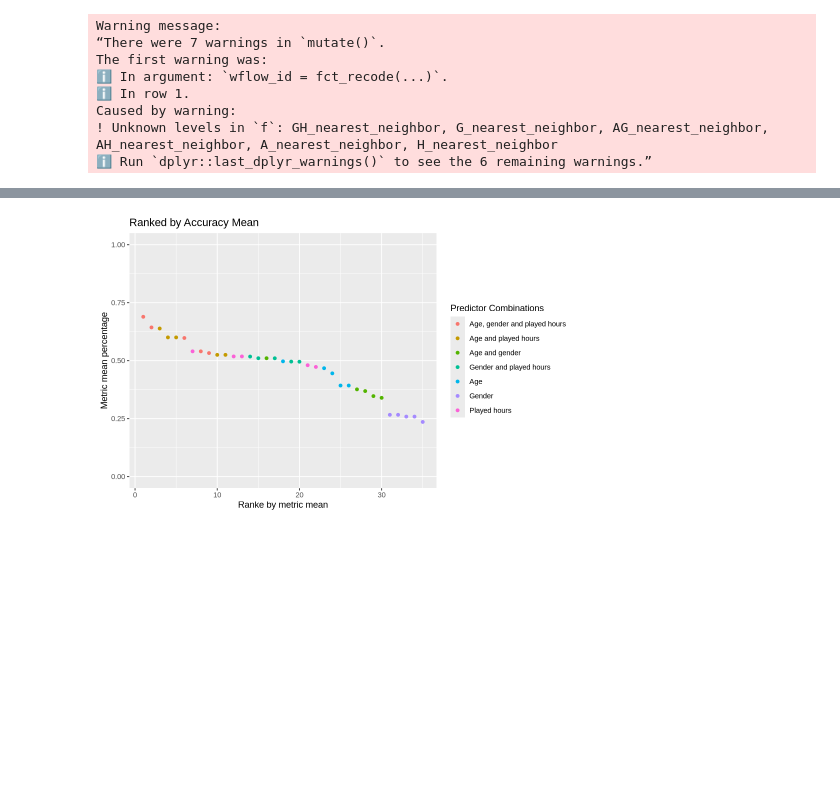
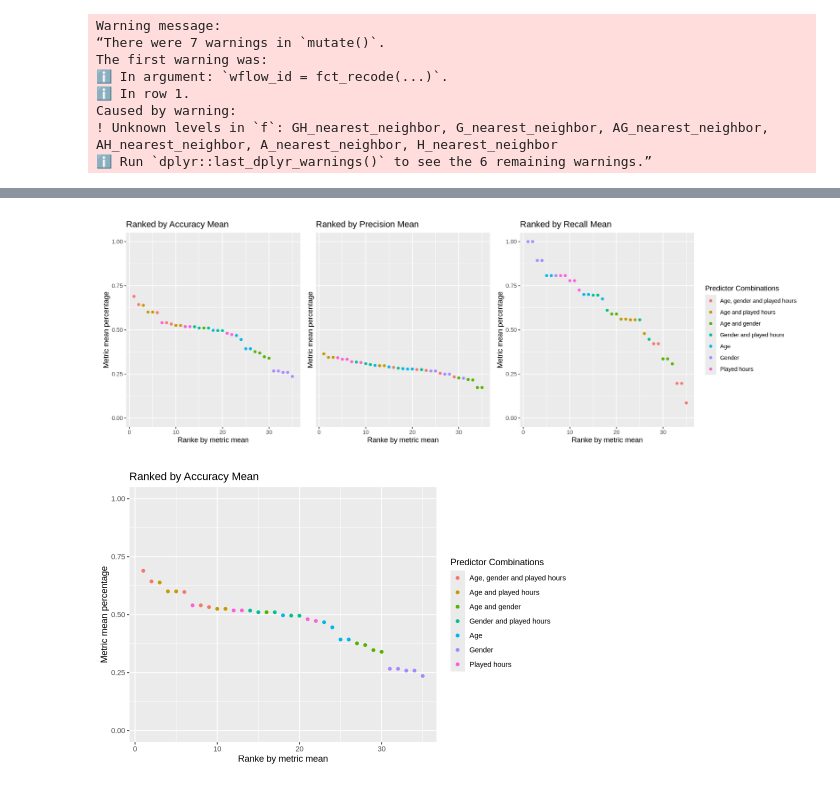
Before and after one commit to FabianoGLentini/player-subscription-ml, a Jupyter notebook: Project_Report.ipynb, the cells around one changed output, grey strips where cells are left out. Cells and saved outputs as stored; diff of their text form; code cells hidden in the pictures; blank space fills up the shorter version.

Commit message:
Add: side by side plot metric

```diff
--- a/Project_Report.ipynb
+++ b/Project_Report.ipynb
@@ -264,7 +266,9 @@ acc_met <- res_All_met_tuned |>
             filter(.metric ==  "accuracy")
 acc_met_rank <- mutate(acc_met, rank = seq(1, nrow(acc_met), 1))
 acc_met_plot <- plot_met_tmp %+% acc_met_rank +
+                guides(color = "none") +
                 ggtitle("Ranked by Accuracy Mean")
+
 
 
 
@@ -273,7 +277,9 @@ prec_met <- res_All_met_tuned |>
             filter(.metric ==  "precision")
 prec_met_rank <- mutate(prec_met, rank = seq(1, nrow(prec_met), 1))
 prec_met_plot <- plot_met_tmp %+% prec_met_rank +
+                guides(color = "none") +
                 ggtitle("Ranked by Precision Mean")
+
 
 
 
@@ -286 +311,9 @@ rec_met_plot <- plot_met_tmp %+% rec_met_rank +
+# %%
+# All results side by side
+options(repr.plot.width = 15, repr.plot.height = 5)
+
+# side_by_side_met
+acc_met_plot + prec_met_plot + rec_met_plot
+# %% [output]
+[figure, added]
 # %%
```
Also changed, not shown: parts of 12 cells of this notebook.
